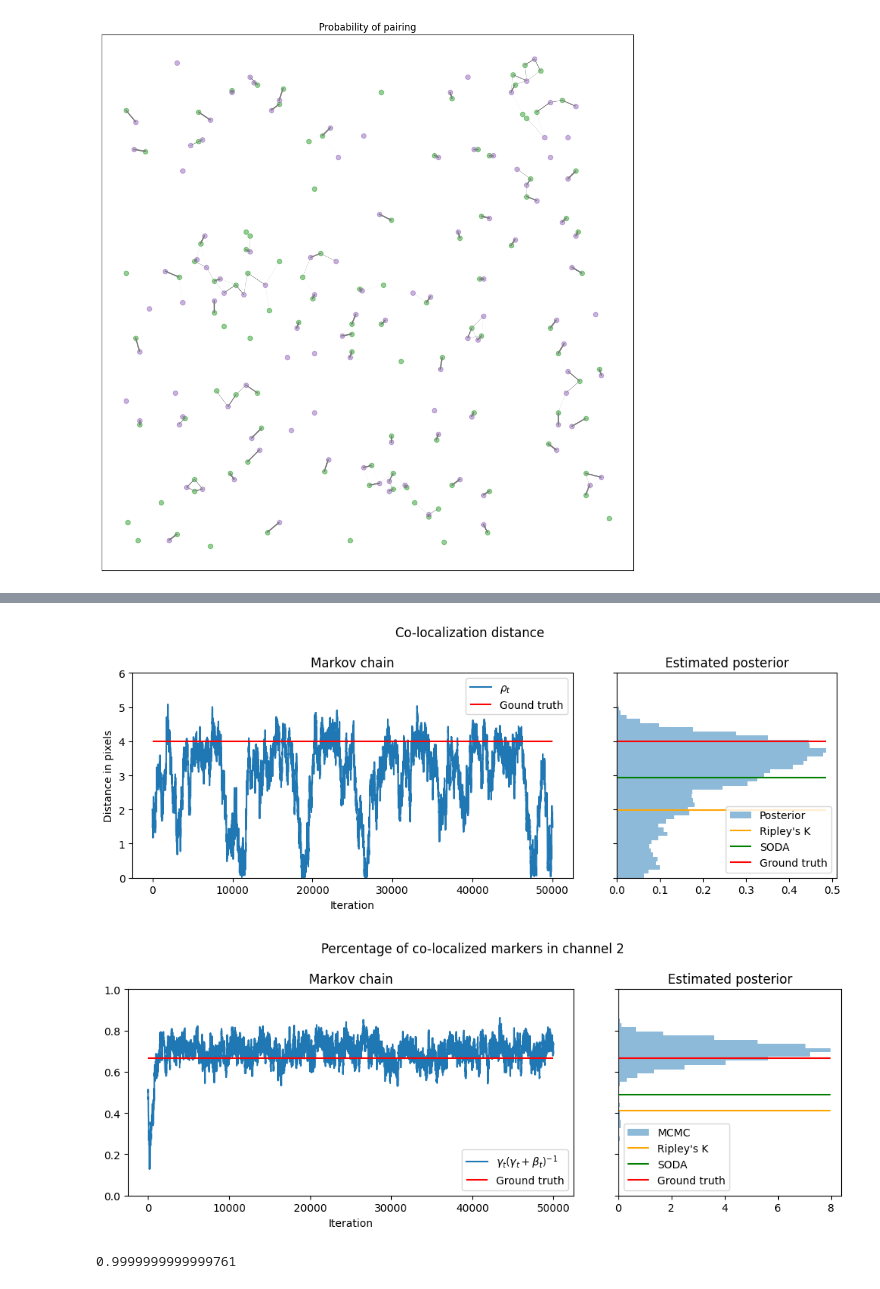
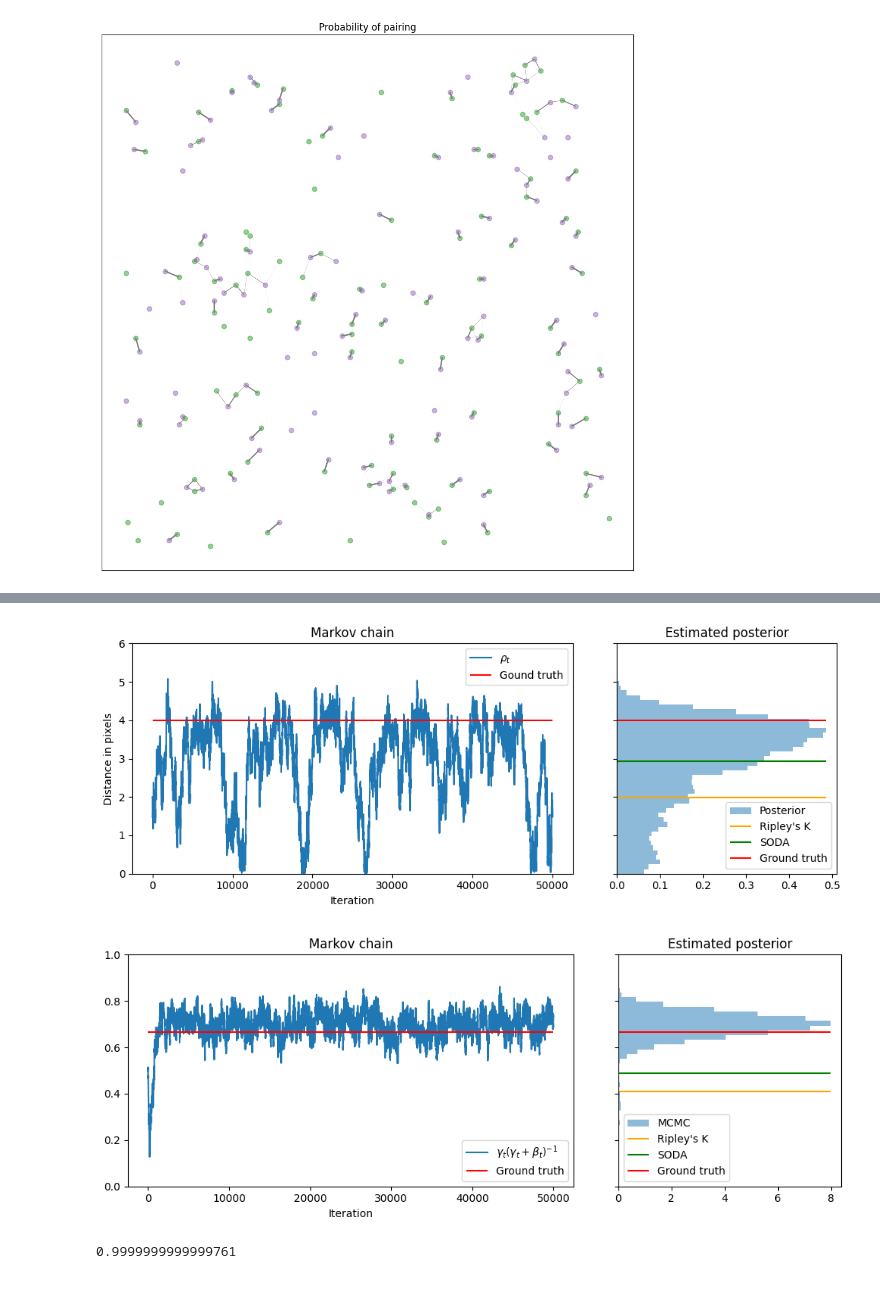
Before and after one commit to gnies/bayes-coloc, a Jupyter notebook: simulations-for-paper/comparison_on_simulated_images/our_analysis_setting_2.ipynb, the cells around one changed output, grey strips where cells are left out. Drawn from its saved outputs; the diff is of its cells as text; code cells hidden in the pictures.

```diff
--- a/simulations-for-paper/comparison_on_simulated_images/our_analysis_setting_2.ipynb
+++ b/simulations-for-paper/comparison_on_simulated_images/our_analysis_setting_2.ipynb
@@ -223,7 +221,7 @@ ripley_dist = 1.98
 soda_dist = 2.93
 gridspec = dict(wspace=0.0, width_ratios=[1, 0.1, 0.5])
 fig, ax = plt.subplots(nrows=1, ncols=3, gridspec_kw=gridspec, figsize=(10, 4))
-fig.suptitle("Co-localization distance")# , fontsize=16)
+# fig.suptitle("Co-localization distance")# , fontsize=16)
 ax[0].set_ylim(radius_interval)
 ax[1].set_visible(False)
 
@@ -252,7 +250,7 @@ plt.tight_layout()
 plt.savefig("plots/setting_2_rho.png", dpi=400)
 plt.show()
 # %% [output]
-[figure, old version]
+[figure, new version]
 # %%
 # probability of pairing in the second channel
 ripley_percent = 0.41
@@ -260,36 +258,36 @@ soda_percent = 0.49
 
 gridspec = dict(wspace=0.0, width_ratios=[1, 0.1, 0.5])
 fig, ax = plt.subplots(nrows=1, ncols=3, gridspec_kw=gridspec, figsize=(10, 4))
-fig.suptitle("Percentage of co-localized markers in channel 2")# , fontsize=16)
+# fig.suptitle("Percentage of co-localized markers in channel 2")# , fontsize=16)
 ax[0].set_ylim((0, 1))
 ax[0].set_title("Markov chain")
 ax[0].set_xlabel("Iteration")
 
 ax[1].set_visible(False)
 p_b_pair_traj = [params["lam_gamma"]/(params["lam_gamma"]+params["lam_nu"]) for params in chain.param_trajectory]
 p_b_pair_true = true_params["lam_gamma"]/(true_params["lam_gamma"] + true_params["lam_nu"])
 ax[0].plot(np.arange(len(p_b_pair_traj)), p_b_pair_traj, label=r'$\gamma_t(\gamma_t + \beta_t)^{-1}$')
 ax[0].hlines(y=p_b_pair_true, xmin=0, xmax=len(p_b_pair_traj), color="red", label="Ground truth")
 ax[0].legend()
 bins = np.linspace(0, 1, 50)
 ax[2].hist(p_b_pair_traj, bins=bins, alpha=0.5, label="MCMC",
            color="tab:blue", density=True, orientation="horizontal")
 xmax = np.max(np.histogram(p_b_pair_traj, bins=bins, density=True)[0])
 ax[2].hlines(y=ripley_percent, xmin=0, xmax=xmax, color="orange", label="Ripley's K")
 ax[2].hlines(y=soda_percent, xmin=0, xmax=xmax, color="green", label="SODA")
 ax[2].hlines(y=true_params["radius"], xmin=0, xmax=xmax, color="red", label="Ground truth")
 ax[2].hlines(y=p_b_pair_true, xmin=0, xmax=xmax, color="red")
 ax[2].set_ylim((0, 1))
 ax[2].set_title("Estimated posterior")
 
 ax[2].set_yticklabels([])
 ax[2].legend()
 plt.tight_layout()
 
 plt.savefig("plots/setting_2_percentage.png", dpi=400)
 plt.show()
 # %% [output]
-[figure, old version]
+[figure, new version]
 # %%
 def den(x, df, nc):
     return np.exp(log_noncentral_chi_pdf(x, df, nc))
```
Also changed, not shown: parts of 2 cells of this notebook, 15 other files.
